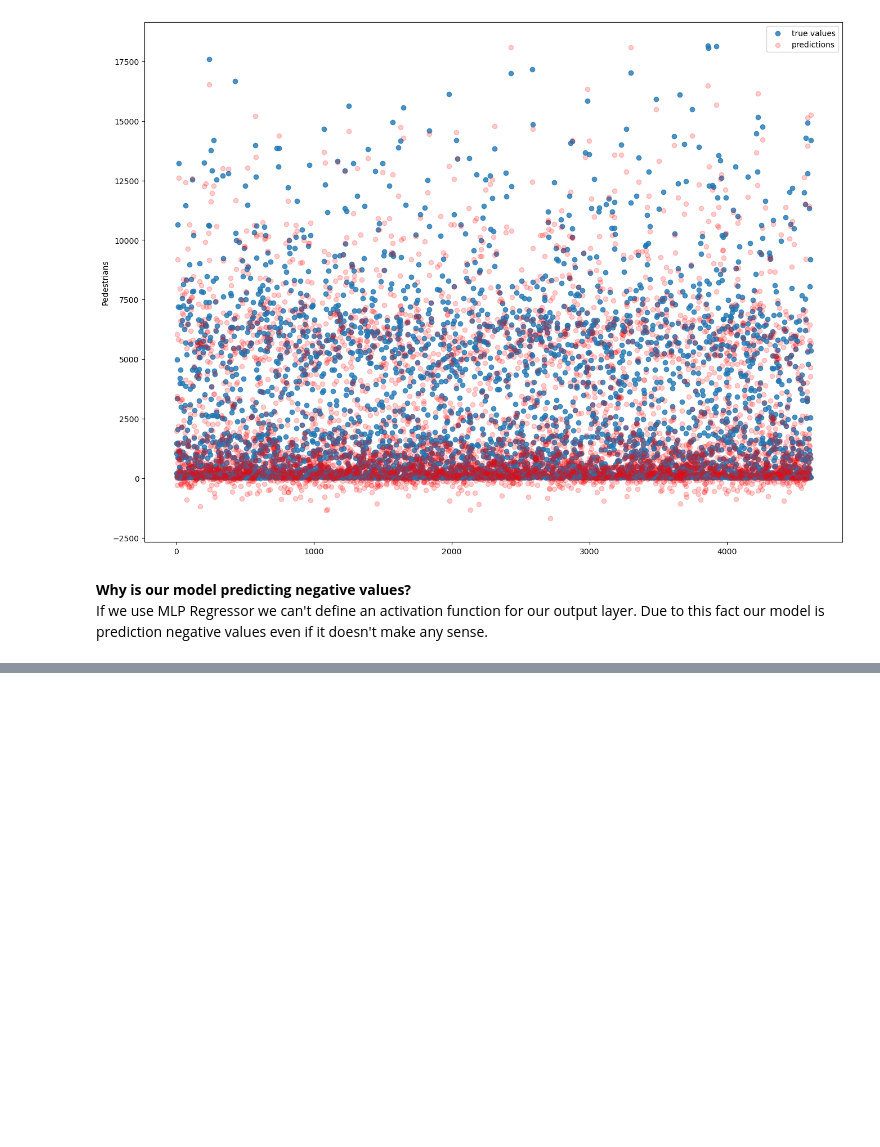
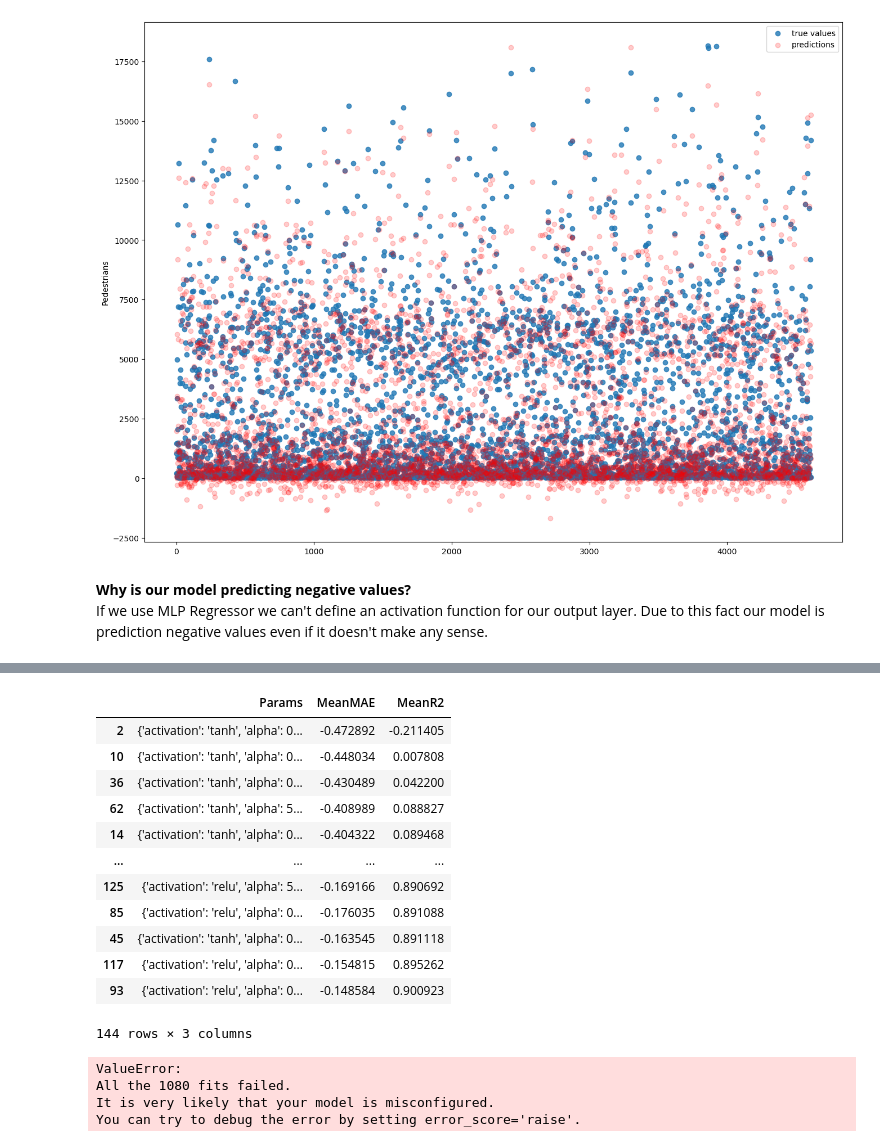
Before and after one commit to ymb287/dsf_project, a Jupyter notebook: neural_networks_scikit-learn.ipynb, the cells around one changed output, grey strips where cells are left out. Drawn from its saved outputs; the diff is of its cells as text; code cells hidden in the pictures; blank space fills up the shorter version.

```diff
--- a/neural_networks_scikit-learn.ipynb
+++ b/neural_networks_scikit-learn.ipynb
@@ -345,6 +379,60 @@ plt.title("Second")
 # %%
 img3 = Image.open("pictures/score_and_mae3.png")
 img3
+# %%
+# scale the data so it is less sensitive to feature scaling
+scaler = StandardScaler()
+# scale the inputs
+scaler.fit(X)
+X = scaler.transform(X)
+
+# scale the y different because we can't use standardscaler to a 1d array
+mu, sigma = y.mean(), y.std() # We will use this to scale back to original values!
+y = (y - mu) / sigma
+
+scorers = ["r2", "neg_mean_absolute_error"]
+
+parameters= {
+    "hidden_layer_sizes": [(32, 64, 32), (64, 128, 64), (32, 64, 128, 64, 32)],
+    "activation": ["tanh", "relu"],
+    "solver": ["sgd", "adam"],
+    "alpha": [0.0001, 0.0005, 0.00005],
+    "learning_rate_init" : [0.001, 0.01],
+    "max_iter" : [1000, 2000]
+}
+
+model1 = GridSearchCV(MLPRegressor(), parameters, cv=5, scoring=scorers, refit=False)
+model1.fit(X, y)
+
+results = pd.DataFrame()
+params = model1.cv_results_["params"]
+
+maes = model1.cv_results_["mean_test_neg_mean_absolute_error"]
+r2s = model1.cv_results_["mean_test_r2"]
+
+results["Params"] = pd.Series(params)
+results["MeanMAE"] = pd.Series(maes)
+results["MeanR2"] = pd.Series(r2s)
+
+results.sort_values("MeanR2", inplace=True)
+
+results.to_csv("results_nnet_gs.csv", sep=";", index=False)
+
+results
+# %% [output]
+|  | Params | MeanMAE | MeanR2 |
+| 2 | {'activation': 'tanh', 'alpha': 0... | -0.472892 | -0.211405 |
+| 10 | {'activation': 'tanh', 'alpha': 0... | -0.448034 | 0.007808 |
+| 36 | {'activation': 'tanh', 'alpha': 0... | -0.430489 | 0.042200 |
+| 62 | {'activation': 'tanh', 'alpha': 5... | -0.408989 | 0.088827 |
+| 14 | {'activation': 'tanh', 'alpha': 0... | -0.404322 | 0.089468 |
+| ... | ... | ... | ... |
+| 125 | {'activation': 'relu', 'alpha': 5... | -0.169166 | 0.890692 |
+| 85 | {'activation': 'relu', 'alpha': 0... | -0.176035 | 0.891088 |
+| 45 | {'activation': 'tanh', 'alpha': 0... | -0.163545 | 0.891118 |
+| 117 | {'activation': 'relu', 'alpha': 0... | -0.154815 | 0.895262 |
+| 93 | {'activation': 'relu', 'alpha': 0... | -0.148584 | 0.900923 |
+144 rows × 3 columns
 # %%
 # scale the data so it is less sensitive to feature scaling
 scaler = StandardScaler()
@@ -368,14 +456,14 @@ parameters= {
     "max_iter": [1000, 2000]
 }
 
-model = GridSearchCV(MLPRegressor(early_stopping=True), parameters, cv=5, scoring=scorers, refit=False)
-model.fit(X, y)
+model1 = GridSearchCV(MLPRegressor(), parameters, cv=5, scoring=scorers, refit=False)
+model1.fit(X, y)
 
 results = pd.DataFrame()
-params = model.cv_results_["params"]
+params = model1.cv_results_["params"]
 
-maes = model.cv_results_["mean_test_neg_mean_absolute_error"]
-r2s = model.cv_results_["mean_test_r2"]
+maes = model1.cv_results_["mean_test_neg_mean_absolute_error"]
+r2s = model1.cv_results_["mean_test_r2"]
 
 results["Params"] = pd.Series(params)
 results["MeanMAE"] = pd.Series(maes)
@@ -383,6 +471,11 @@ results["MeanR2"] = pd.Series(r2s)
 
 results.sort_values("MeanR2", inplace=True)
 
-results.to_csv("results_nnet.csv", sep=";", index=False)
+results.to_csv("results_nnet_gs.csv", sep=";", index=False)
 
 results
+# %% [output]
+ValueError:
+All the 1080 fits failed.
+It is very likely that your model is misconfigured.
+You can try to debug the error by setting error_score='raise'.
```
Also changed, not shown: parts of 7 cells of this notebook, 1 other file.
